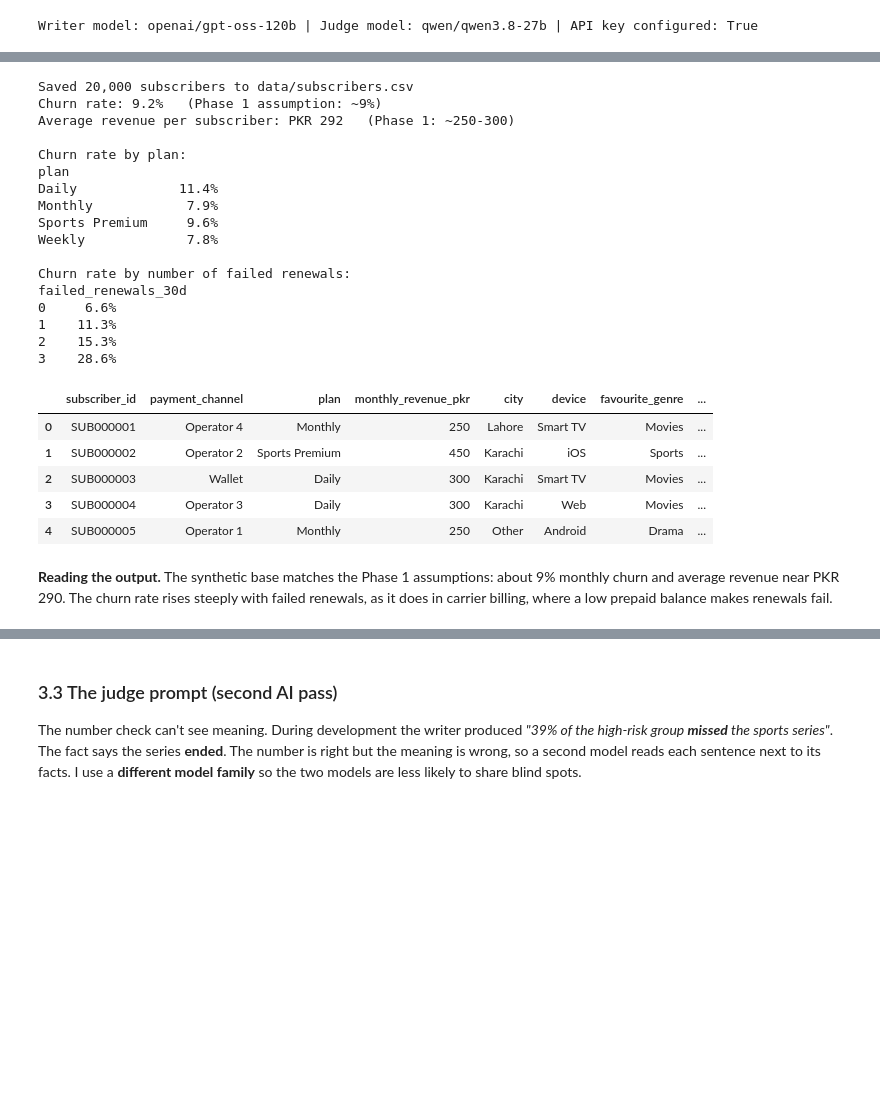
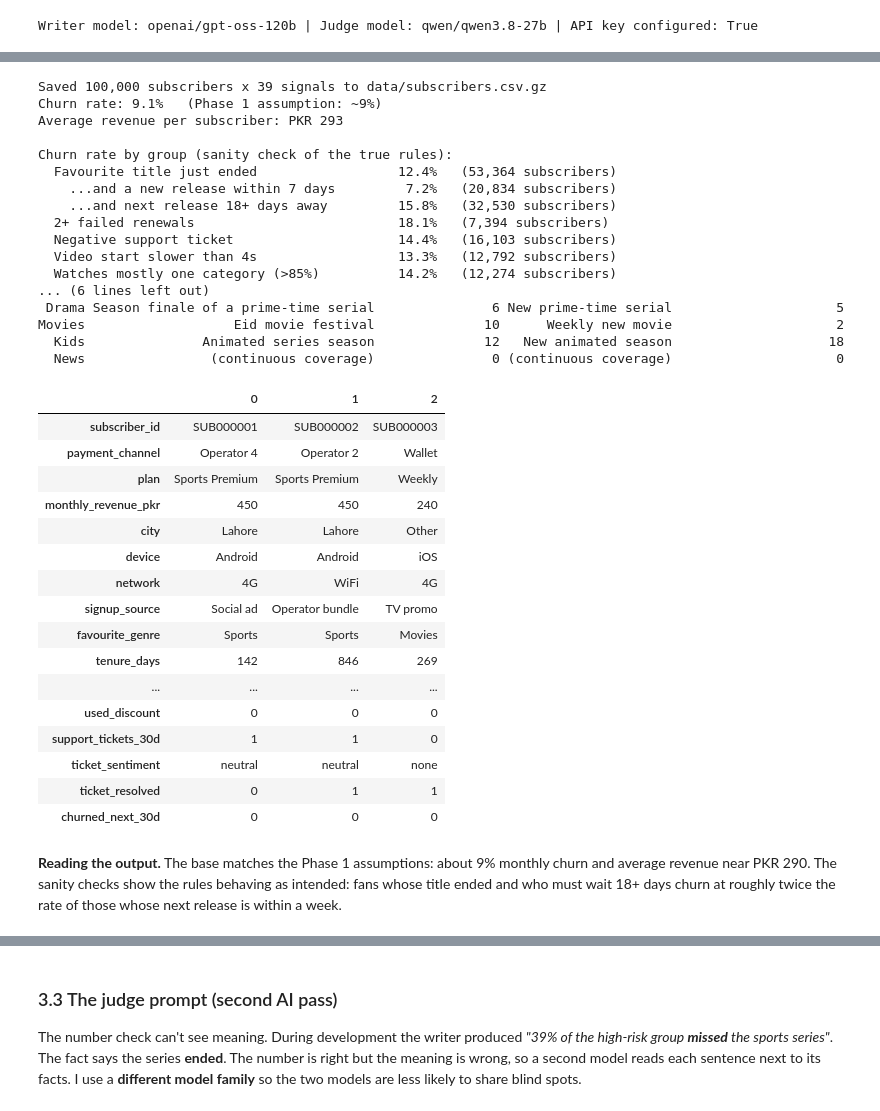
Before and after one commit to Sadankhan7731/churn-radar, a Jupyter notebook: Churn_Radar_Notebook.ipynb, the cells around one changed output, grey strips where cells are left out. Drawn from its saved outputs; the diff is of its cells as text; code cells hidden in the pictures; blank space fills up the shorter version.

```diff
--- a/Churn_Radar_Notebook.ipynb
+++ b/Churn_Radar_Notebook.ipynb
@@ -20,10 +20,10 @@ This notebook is the working record of Phase 2. It builds **Use Case A** from my
 # %%
 import json, sys, time, warnings, runpy, io, contextlib
 import pandas as pd, numpy as np
-import matplotlib.pyplot as plt
 from IPython.display import Image, display, Markdown
 warnings.filterwarnings("ignore")
 pd.set_option("display.max_colwidth", 120)
+pd.set_option("display.max_columns", 50)
 sys.path.insert(0, "api")
 import _note_engine as engine
 print("Writer model:", engine.MODEL, "| Judge model:", engine.JUDGE_MODEL,
@@ -41,35 +54,46 @@ Because I know the true rules, I can later check whether the model **rediscovers
 # %%
 with contextlib.redirect_stdout(io.StringIO()) as out:
     runpy.run_path("src/step1_generate_data.py", run_name="__main__")
-print(out.getvalue().split("First 3 rows")[0])
-df = pd.read_csv("data/subscribers.csv")
-df.head()
+print(out.getvalue())
+df = pd.read_csv("data/subscribers.csv.gz")
+df.head(3).T
 # %% [output]
-Saved 20,000 subscribers to data/subscribers.csv
-Churn rate: 9.2%   (Phase 1 assumption: ~9%)
-Average revenue per subscriber: PKR 292   (Phase 1: ~250-300)
+Saved 100,000 subscribers x 39 signals to data/subscribers.csv.gz
+Churn rate: 9.1%   (Phase 1 assumption: ~9%)
+Average revenue per subscriber: PKR 293
 
-Churn rate by plan:
-plan
-Daily             11.4%
-Monthly            7.9%
-Sports Premium     9.6%
-Weekly             7.8%
-
-Churn rate by number of failed renewals:
-failed_renewals_30d
-0     6.6%
-1    11.3%
-2    15.3%
-3    28.6%
+Churn rate by group (sanity check of the true rules):
+  Favourite title just ended                  12.4%   (53,364 subscribers)
+    ...and a new release within 7 days         7.2%   (20,834 subscribers)
+    ...and next release 18+ days away         15.8%   (32,530 subscribers)
+  2+ failed renewals                          18.1%   (7,394 subscribers)
+  Negative support ticket                     14.4%   (16,103 subscribers)
+  Video start slower than 4s                  13.3%   (12,792 subscribers)
+  Watches mostly one category (>85%)          14.2%   (12,274 subscribers)
+... (6 lines left out)
+ Drama Season finale of a prime-time serial               6 New prime-time serial                     5
+Movies                   Eid movie festival              10      Weekly new movie                     2
+  Kids               Animated series season              12   New animated season                    18
+  News                (continuous coverage)               0 (continuous coverage)                     0
-|  | subscriber_id | payment_channel | plan | monthly_revenue_pkr | city | device | favourite_genre | ... |
-| 0 | SUB000001 | Operator 4 | Monthly | 250 | Lahore | Smart TV | Movies | ... |
-| 1 | SUB000002 | Operator 2 | Sports Premium | 450 | Karachi | iOS | Sports | ... |
-| 2 | SUB000003 | Wallet | Daily | 300 | Karachi | Smart TV | Movies | ... |
-| 3 | SUB000004 | Operator 3 | Daily | 300 | Karachi | Web | Movies | ... |
-| 4 | SUB000005 | Operator 1 | Monthly | 250 | Other | Android | Drama | ... |
+|  | 0 | 1 | 2 |
+| subscriber_id | SUB000001 | SUB000002 | SUB000003 |
+| payment_channel | Operator 4 | Operator 2 | Wallet |
+| plan | Sports Premium | Sports Premium | Weekly |
+| monthly_revenue_pkr | 450 | 450 | 240 |
+| city | Lahore | Lahore | Other |
+| device | Android | Android | iOS |
+| network | 4G | WiFi | 4G |
+| signup_source | Social ad | Operator bundle | TV promo |
+| favourite_genre | Sports | Sports | Movies |
+| tenure_days | 142 | 846 | 269 |
+| ... | ... | ... | ... |
+| used_discount | 0 | 0 | 0 |
+| support_tickets_30d | 1 | 1 | 0 |
+| ticket_sentiment | neutral | neutral | none |
+| ticket_resolved | 0 | 1 | 1 |
+| churned_next_30d | 0 | 0 | 0 |
 # %% [markdown]
-**Reading the output.** The synthetic base matches the Phase 1 assumptions: about 9% monthly churn and average revenue near PKR 290. The churn rate rises steeply with failed renewals, as it does in carrier billing, where a low prepaid balance makes renewals fail.
+**Reading the output.** The base matches the Phase 1 assumptions: about 9% monthly churn and average revenue near PKR 290. The sanity checks show the rules behaving as intended: fans whose title ended and who must wait 18+ days churn at roughly twice the rate of those whose next release is within a week.
 # %% [markdown]
 ## 2. The churn model and its evaluation
 
```
Also changed, not shown: parts of 30 cells of this notebook, 23 other files.
